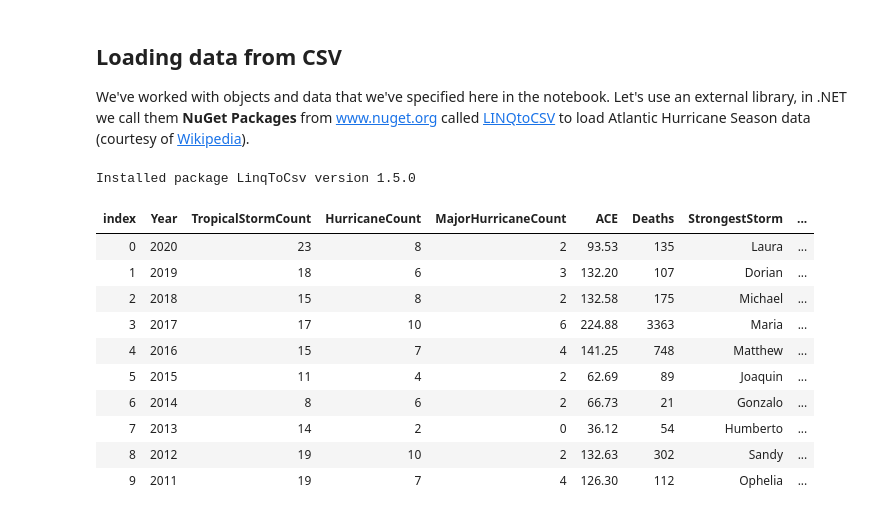
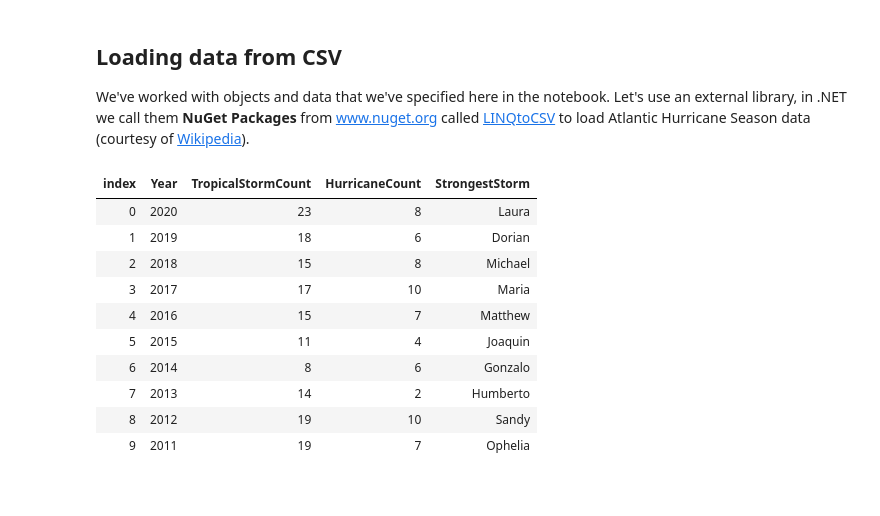
Before and after one commit to csharpfritz/csharp_with_csharpfritz, a Jupyter notebook: notebooks/0106-LINQ.ipynb, the cells around one changed output. Cells and saved outputs as stored; diff of their text form; code cells hidden in the pictures.

```diff
--- a/notebooks/0106-LINQ.ipynb
+++ b/notebooks/0106-LINQ.ipynb
@@ -193,0 +219,42 @@ results
+# %%
+class Person
+{
+    public string Name { get; set; }
+}
+
+class Pet
+{
+    public string Name { get; set; }
+    public Person Owner { get; set; }
+}
+
+    Person magnus = new Person { Name = "Hedlund, Magnus" };
+    Person terry = new Person { Name = "Adams, Terry" };
+    Person charlotte = new Person { Name = "Weiss, Charlotte" };
+
+    // Declare the set of 4 pets and their owners
+    Pet barley = new Pet { Name = "Barley", Owner = terry };
+    Pet boots = new Pet { Name = "Boots", Owner = terry };
+    Pet whiskers = new Pet { Name = "Whiskers", Owner = charlotte };
+    Pet daisy = new Pet { Name = "Daisy", Owner = magnus };
+
+    List<Person> people = new List<Person> { magnus, terry, charlotte };
+    List<Pet> pets = new List<Pet> { barley, boots, whiskers, daisy };
+
+    // Create a list of Person-Pet pairs where
+    // each element is an anonymous type that contains a
+    // Pet's name and the name of the Person that owns the Pet.
+    var query =
+        people.Join(pets,                 // Join the People and Pets collections
+                    person => person,     // We will match the Person object
+                    pet => pet.Owner,     // with the Owner property in the Pet record
+                    (person, pet) =>      // The combined output of Person and Pet
+                                          // is an object with OwnerName and the Pet's Name
+                        new { OwnerName = person.Name, Pet = pet.Name });
+
+    foreach (var obj in query)
+    {
+        display(string.Format("{0} - {1}",
+            obj.OwnerName,
+            obj.Pet));
+    }
@@ -275,43 +349,42 @@ class MyDataRow {
 
     // Accumulated Cyclone Energy
     [CsvColumn(Name = "ACE", FieldIndex = 5)]
     public decimal ACE { get; set; }
 
     [CsvColumn(Name = "Deaths", FieldIndex = 6)]
     public int Deaths { get; set; }
 
     [CsvColumn(Name="Strongest storm", FieldIndex = 7)]
     public string StrongestStorm { get; set; }
 
     [CsvColumn(Name = "Damage USD", FieldIndex = 8)]
     public string DamageUSD { get; set; }
 
     [CsvColumn(Name = "Retired names", FieldIndex = 9)]
     public string RetiredNames { get; set; }
 
     [CsvColumn(Name = "Notes", FieldIndex = 10)]
     public string Notes { get; set; }
 
 
 }
 var inputFileDescription = new CsvFileDescription
 {
     SeparatorChar = ',',
     FirstLineHasColumnNames = true
 };
 var context = new CsvContext();
 var hurricanes = context.Read<MyDataRow>("data/atlantic_hurricanes.csv", inputFileDescription);
-display(hurricanes.OrderByDescending(h => h.Year).Take(10));
+display(hurricanes.OrderByDescending(h => h.Year).Take(10).Select(h => new {h.Year, h.TropicalStormCount, h.HurricaneCount, h.StrongestStorm}));
 # %% [output]
-Installed package LinqToCsv version 1.5.0
-| index | Year | TropicalStormCount | HurricaneCount | MajorHurricaneCount | ACE | Deaths | StrongestStorm | ... |
-| 0 | 2020 | 23 | 8 | 2 | 93.53 | 135 | Laura | ... |
-| 1 | 2019 | 18 | 6 | 3 | 132.20 | 107 | Dorian | ... |
-| 2 | 2018 | 15 | 8 | 2 | 132.58 | 175 | Michael | ... |
-| 3 | 2017 | 17 | 10 | 6 | 224.88 | 3363 | Maria | ... |
-| 4 | 2016 | 15 | 7 | 4 | 141.25 | 748 | Matthew | ... |
-| 5 | 2015 | 11 | 4 | 2 | 62.69 | 89 | Joaquin | ... |
-| 6 | 2014 | 8 | 6 | 2 | 66.73 | 21 | Gonzalo | ... |
-| 7 | 2013 | 14 | 2 | 0 | 36.12 | 54 | Humberto | ... |
-| 8 | 2012 | 19 | 10 | 2 | 132.63 | 302 | Sandy | ... |
-| 9 | 2011 | 19 | 7 | 4 | 126.30 | 112 | Ophelia | ... |
+| index | Year | TropicalStormCount | HurricaneCount | StrongestStorm |
+| 0 | 2020 | 23 | 8 | Laura |
+| 1 | 2019 | 18 | 6 | Dorian |
+| 2 | 2018 | 15 | 8 | Michael |
+| 3 | 2017 | 17 | 10 | Maria |
+| 4 | 2016 | 15 | 7 | Matthew |
+| 5 | 2015 | 11 | 4 | Joaquin |
+| 6 | 2014 | 8 | 6 | Gonzalo |
+| 7 | 2013 | 14 | 2 | Humberto |
+| 8 | 2012 | 19 | 10 | Sandy |
+| 9 | 2011 | 19 | 7 | Ophelia |
```
Also changed, not shown: parts of 12 cells of this notebook.
